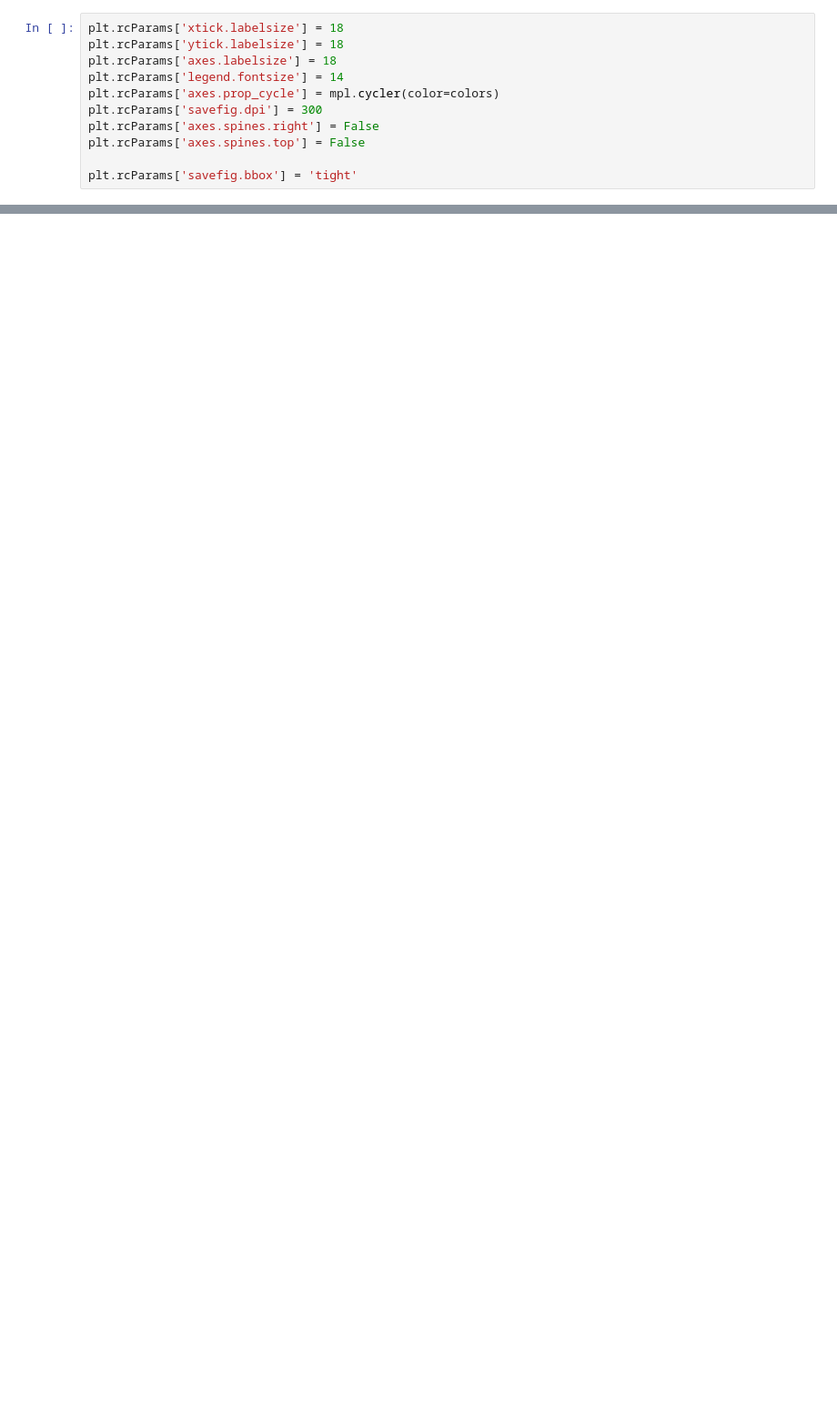
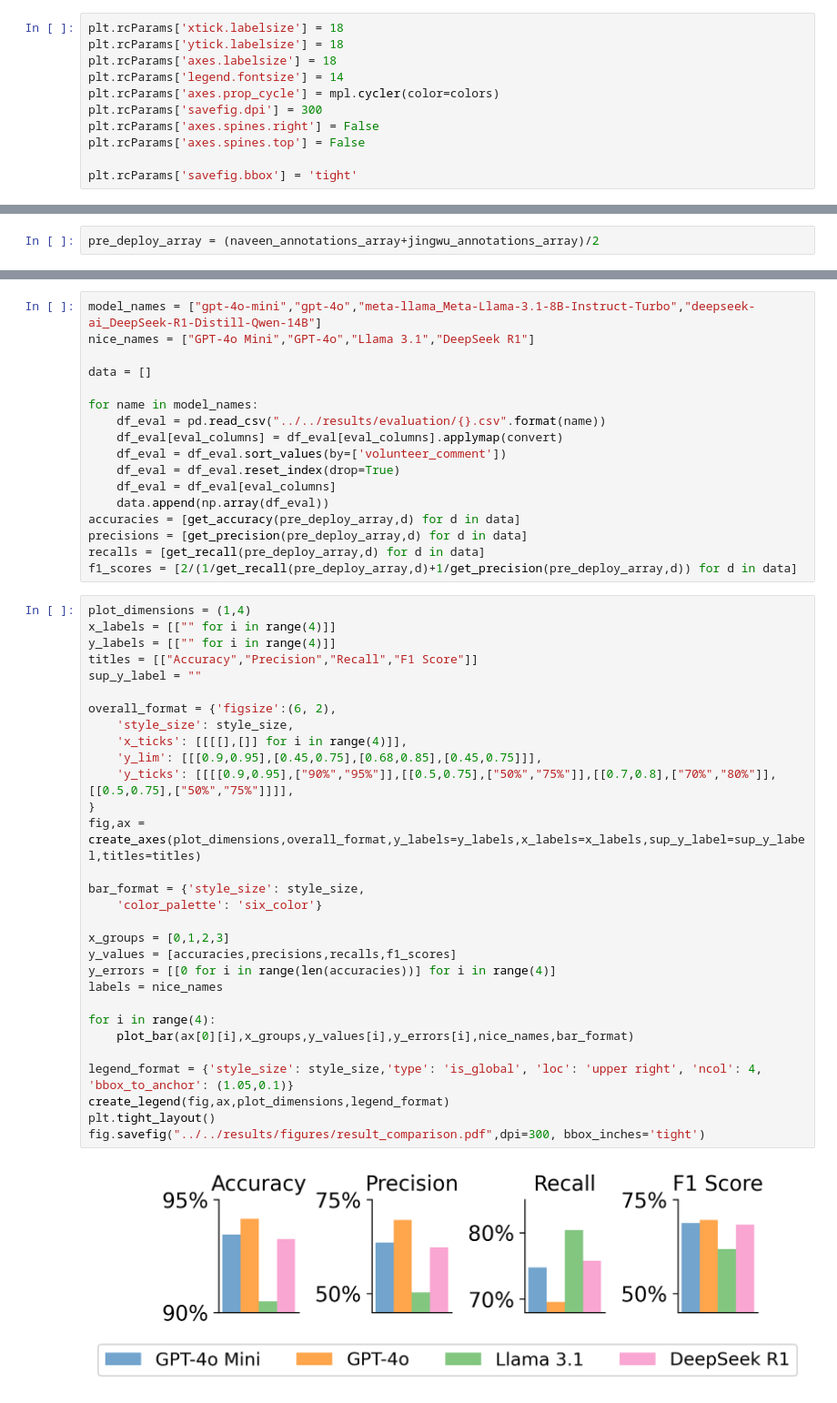
Before and after one commit to naveenr414/food_rescue_feedback, a Jupyter notebook: scripts/notebooks/Plotting.ipynb, the cells around one changed output, grey strips where cells are left out. Shown at 91% size. Drawn from its saved outputs; the diff is of its cells as text; blank space fills up the shorter version.

Commit message:
Added in more plots + eval.

```diff
--- a/scripts/notebooks/Plotting.ipynb
+++ b/scripts/notebooks/Plotting.ipynb
@@ -374,0 +69,2 @@ truthfulness 1.0
+# %%
+pre_deploy_array = (naveen_annotations_array+jingwu_annotations_array)/2
@@ -374,0 +90,49 @@ truthfulness 1.0
+# %%
+model_names = ["gpt-4o-mini","gpt-4o","meta-llama_Meta-Llama-3.1-8B-Instruct-Turbo","deepseek-ai_DeepSeek-R1-Distill-Qwen-14B"]
+nice_names = ["GPT-4o Mini","GPT-4o","Llama 3.1","DeepSeek R1"]
+
+data = []
+
+for name in model_names:
+    df_eval = pd.read_csv("../../results/evaluation/{}.csv".format(name))
+    df_eval[eval_columns] = df_eval[eval_columns].applymap(convert)
+    df_eval = df_eval.sort_values(by=['volunteer_comment'])
+    df_eval = df_eval.reset_index(drop=True)
+    df_eval = df_eval[eval_columns]
+    data.append(np.array(df_eval))
+accuracies = [get_accuracy(pre_deploy_array,d) for d in data]
+precisions = [get_precision(pre_deploy_array,d) for d in data]
+recalls = [get_recall(pre_deploy_array,d) for d in data]
+f1_scores = [2/(1/get_recall(pre_deploy_array,d)+1/get_precision(pre_deploy_array,d)) for d in data]
+# %%
+plot_dimensions = (1,4)
+x_labels = [["" for i in range(4)]]
+y_labels = [["" for i in range(4)]]
+titles = [["Accuracy","Precision","Recall","F1 Score"]]
+sup_y_label = ""
+
+overall_format = {'figsize':(6, 2),
+    'style_size': style_size,
+    'x_ticks': [[[[],[]] for i in range(4)]],
+    'y_lim': [[[0.9,0.95],[0.45,0.75],[0.68,0.85],[0.45,0.75]]],
+    'y_ticks': [[[[0.9,0.95],["90%","95%"]],[[0.5,0.75],["50%","75%"]],[[0.7,0.8],["70%","80%"]],[[0.5,0.75],["50%","75%"]]]],
+}
+fig,ax = create_axes(plot_dimensions,overall_format,y_labels=y_labels,x_labels=x_labels,sup_y_label=sup_y_label,titles=titles)
+
+bar_format = {'style_size': style_size,
+    'color_palette': 'six_color'}
+
+x_groups = [0,1,2,3]
+y_values = [accuracies,precisions,recalls,f1_scores]
+y_errors = [[0 for i in range(len(accuracies))] for i in range(4)]
+labels = nice_names
+
+for i in range(4):
+    plot_bar(ax[0][i],x_groups,y_values[i],y_errors[i],nice_names,bar_format)
+
+legend_format = {'style_size': style_size,'type': 'is_global', 'loc': 'upper right', 'ncol': 4, 'bbox_to_anchor': (1.05,0.1)}
+create_legend(fig,ax,plot_dimensions,legend_format)
+plt.tight_layout()
+fig.savefig("../../results/figures/result_comparison.pdf",dpi=300, bbox_inches='tight')
+# %% [output]
+[figure, added]
```
Also changed, not shown: parts of 57 cells of this notebook, 17 other files.
